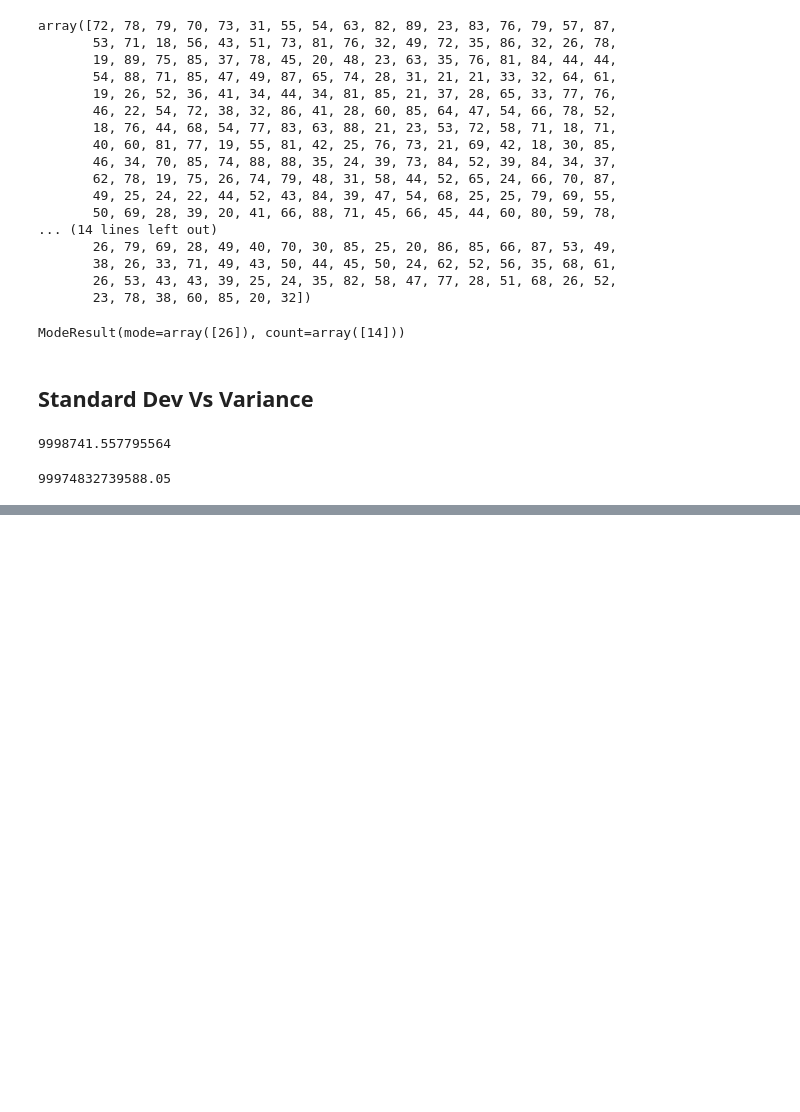
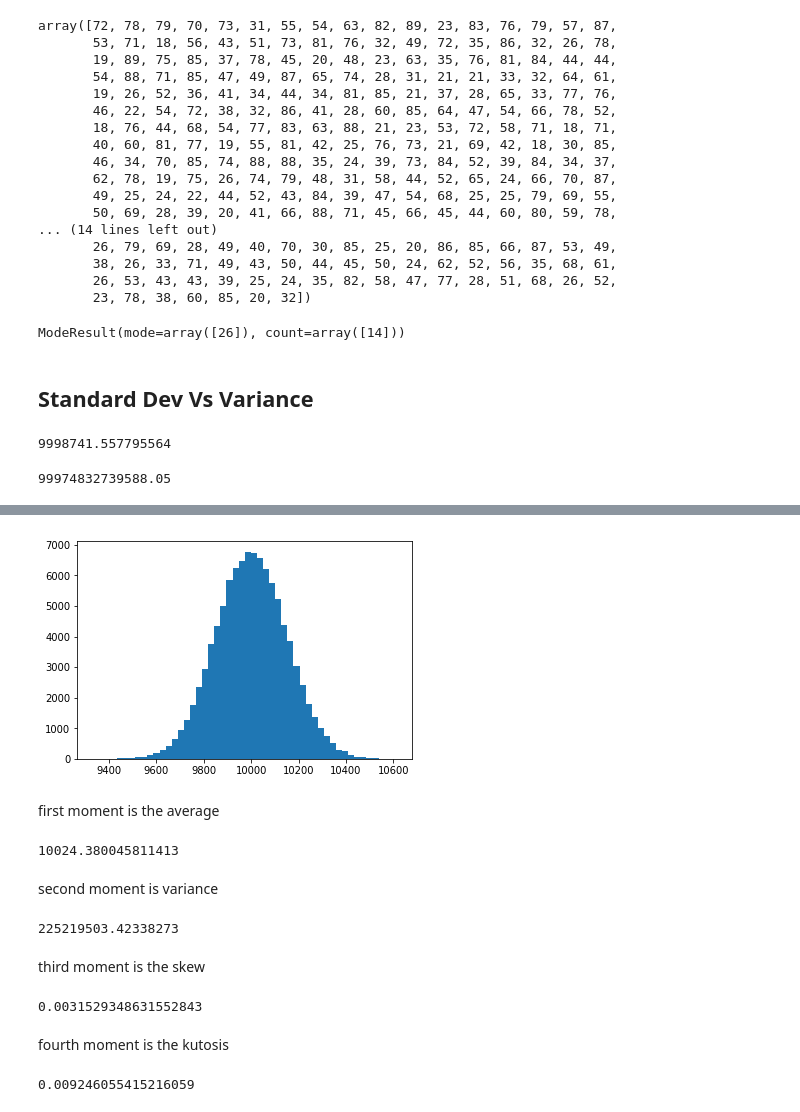
Before and after one commit to sayed6201/200_days_of_ML_with_python, a Jupyter notebook: stats and matplotliib/statistics_notebook.ipynb, the cells around one changed output, grey strips where cells are left out. Cells and saved outputs as stored; diff of their text form; code cells hidden in the pictures; blank space fills up the shorter version.

```diff
--- a/stats and matplotliib/statistics_notebook.ipynb
+++ b/stats and matplotliib/statistics_notebook.ipynb
@@ -90,0 +130,38 @@ incomes.var()
+# %%
+import numpy as np
+import matplotlib.pyplot as plt
+
+myvalues = np.random.normal(10000, 150, 100000)
+plt.hist(myvalues, 50)
+plt.show()
+# %% [output]
+[figure, added]
+# %% [markdown]
+first moment is the average
+# %%
+np.mean(myvalues)
+# %% [output]
+10024.380045811413
+# %% [markdown]
+second moment is variance
+# %%
+np.var(myvalues)
+# %% [output]
+225219503.42338273
+# %% [markdown]
+third moment is the skew
+# %%
+import scipy.stats as sp
+sp.skew(myvalues)
+# for normal distribution skew is almost 0. nethier positive or negatively skewed
+# %% [output]
+0.0031529348631552843
+# %% [markdown]
+fourth moment is the kutosis
+# %%
+sp.kurtosis(myvalues)
+# for normal distribution the kutosis is closer to 0
+# kartosis indicates how high the peak is
+# if std reduces the kutosis increases
+# %% [output]
+0.009246055415216059
```
Also changed, not shown: parts of 14 cells of this notebook, 1 other file.
